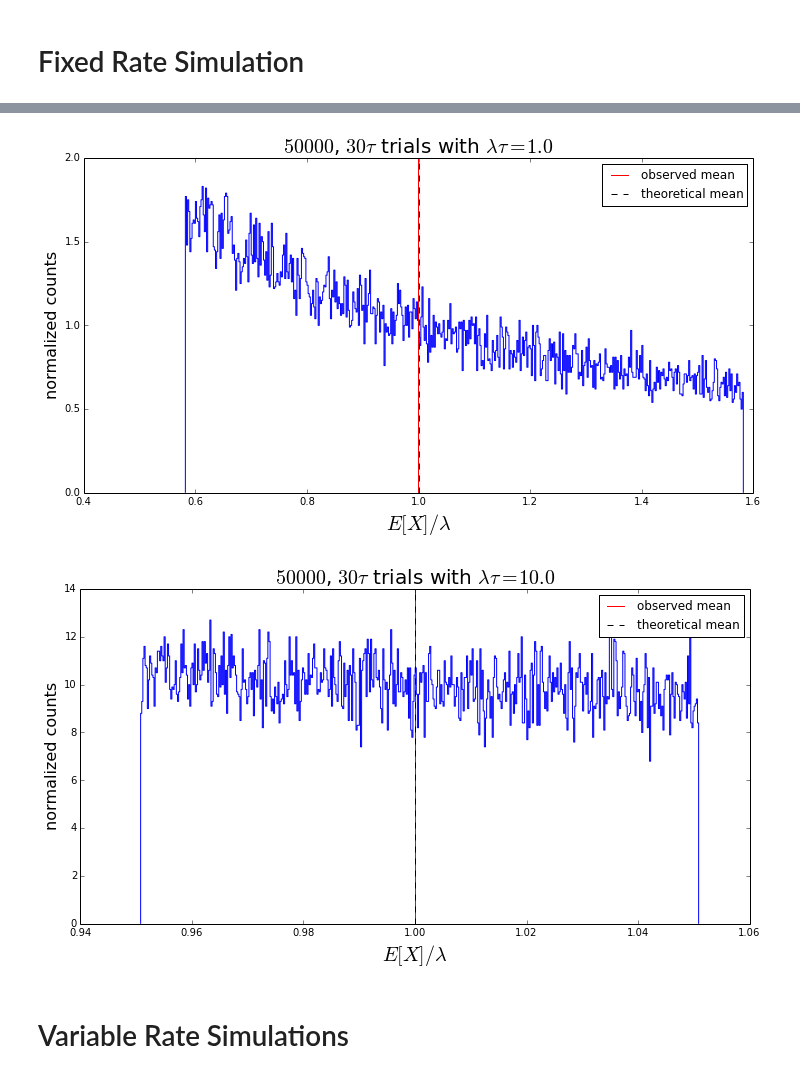
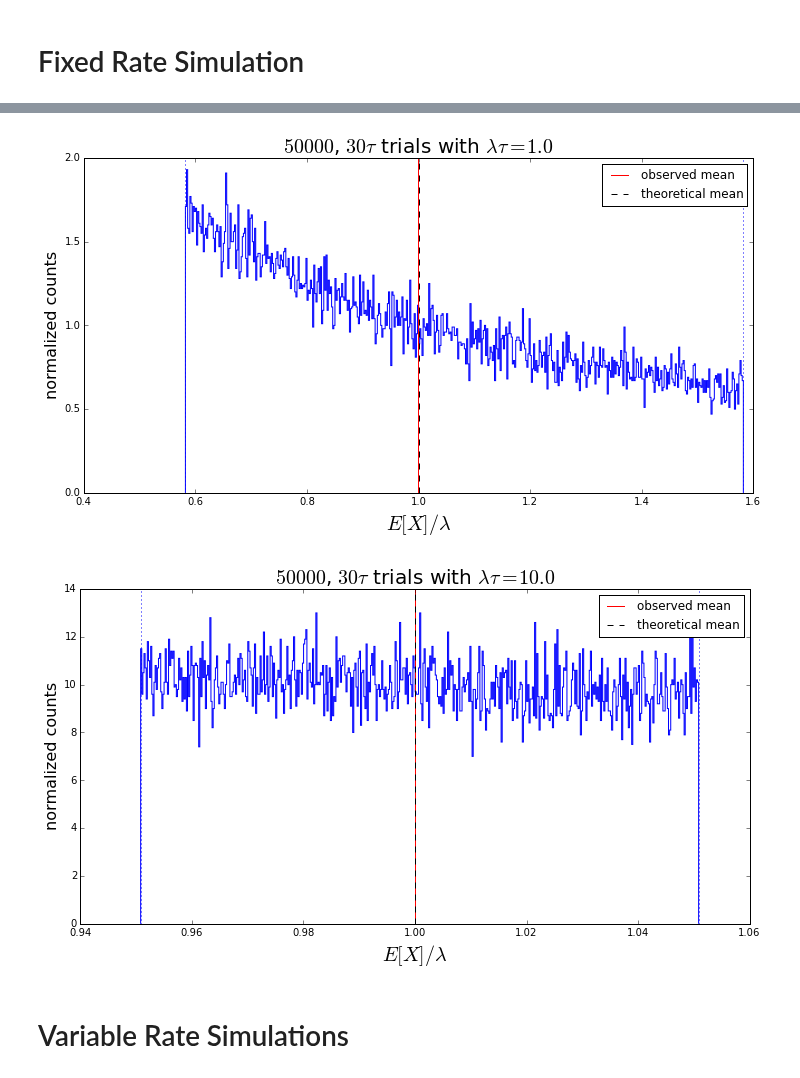
Before and after one commit to samfok/notebooks, a Jupyter notebook: synapse/synapse_SNR_uniform.ipynb, the cells around one changed output, grey strips where cells are left out. Saved outputs shown, nothing was run; the diff lists cells and outputs as text; code cells hidden in the pictures.

```diff
--- a/synapse/synapse_SNR_uniform.ipynb
+++ b/synapse/synapse_SNR_uniform.ipynb
@@ -192,9 +192,14 @@ def sim_distribution(k=100., tau=.01, lam=1000., trials=4000):
     spike_vals = spike_value(spike_times, tau)
     Xs = np.sum(spike_vals, axis=1)
 
+    x_u = (tau*(1-np.exp(-1./(lam*tau))))**-1.
+    x_l = x_u - 1./tau
+
     fig=figure(figsize=(12,6))
     ax=fig.add_subplot(111)
     ret=ax.hist(Xs/lam, bins=max(10, trials/100), normed=True, histtype='step')
+    axvline(x_u/lam, c='b', ls=':')
+    axvline(x_l/lam, c='b', ls=':')
 
     mean_obs = mean(Xs)
     mean_th = th_mean(lam)
@@ -217,5 +222,5 @@ sim_distribution(k=30., tau=.01, lam=1000., trials=50000)
-[figure, old version]
+[figure, new version]
-[figure, old version]
+[figure, new version]
 # %% [markdown]
 # Variable Rate Simulations
 # %%
```
Also changed, not shown: parts of 4 cells of this notebook, 2 other files.
